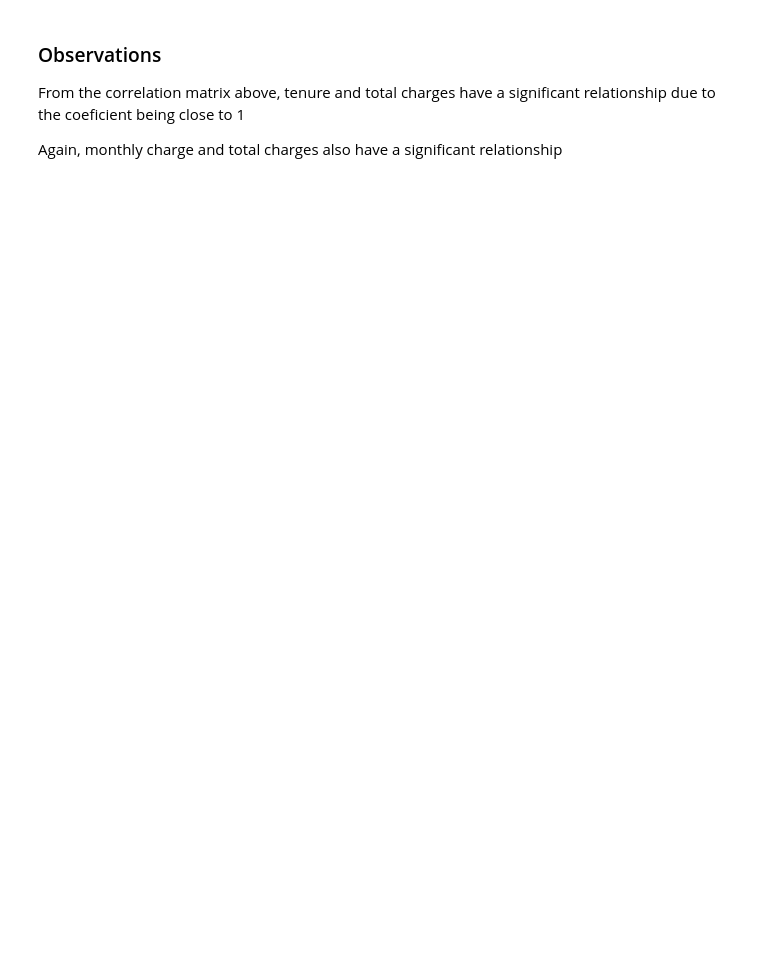
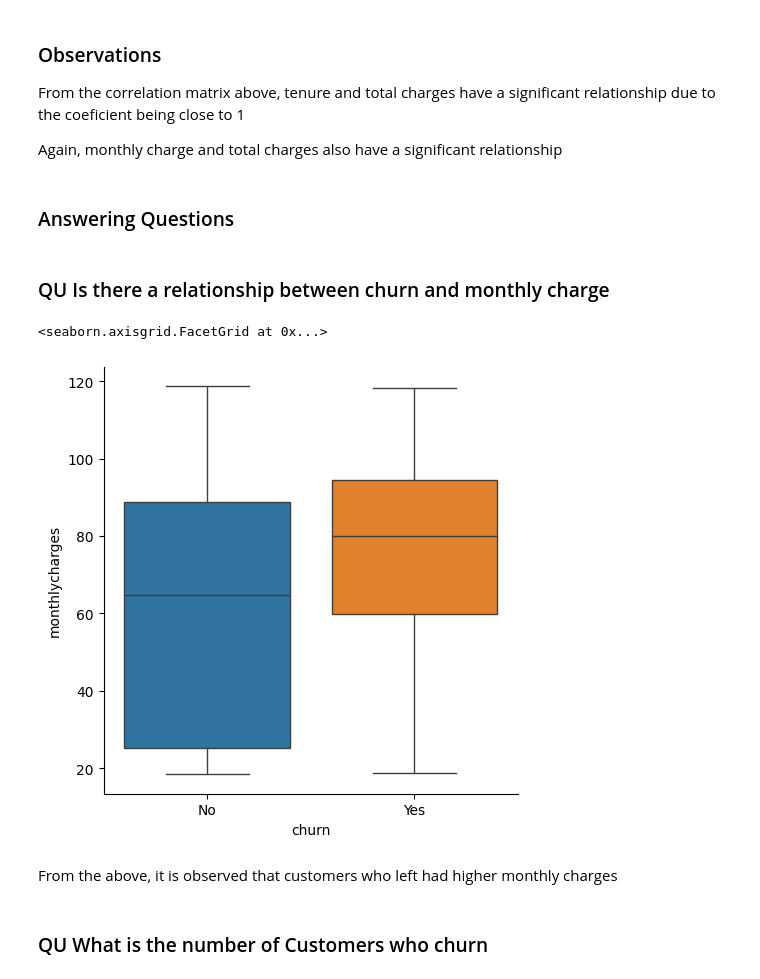
Before and after one commit to iakwatia/Customer-Churn-Prediction, a Jupyter notebook: Classification-customer churn prediction.ipynb, the cells around one changed output. Cells and saved outputs as stored; diff of their text form; code cells hidden in the pictures; blank space fills up the shorter version.

```diff
--- a/Classification-customer churn prediction.ipynb
+++ b/Classification-customer churn prediction.ipynb
@@ -186,7 +238,14 @@ df.columns=df.columns.str.lower()
 df.drop('customerid', axis=1, inplace=True)
 # %%
 # Replace True, False with Yes & No
-df.replace({True:'Yes', False: 'No'}, inplace=True)
+replacement_dict = {
+    True: 'Yes',
+    False: 'No',
+    'No phone service': 'No',
+    'No internet service': 'No'
+}
+
+df.replace(replacement_dict, inplace=True)
 # %%
 # replacing string
 df['totalcharges']=df['totalcharges'].replace(" ", np.nan)
@@ -364,3 +420,17 @@ fig.show()
 From the correlation matrix above, tenure and total charges have a significant relationship due to the coeficient being close to 1
 
 Again, monthly charge and total charges also have a significant relationship
+# %% [markdown]
+### Answering Questions
+# %% [markdown]
+### QU Is there a relationship between churn and monthly charge
+# %%
+#MonthlyCharges relation with churn
+sns.catplot(data= df, x='churn',y='monthlycharges',kind='box', hue='churn')
+# %% [output]
+<seaborn.axisgrid.FacetGrid at 0x...>
+[figure, added]
+# %% [markdown]
+From the above, it is observed that customers who left had higher monthly charges
+# %% [markdown]
+### QU What is the number of Customers who churn
```
Also changed, not shown: parts of 31 cells of this notebook.
